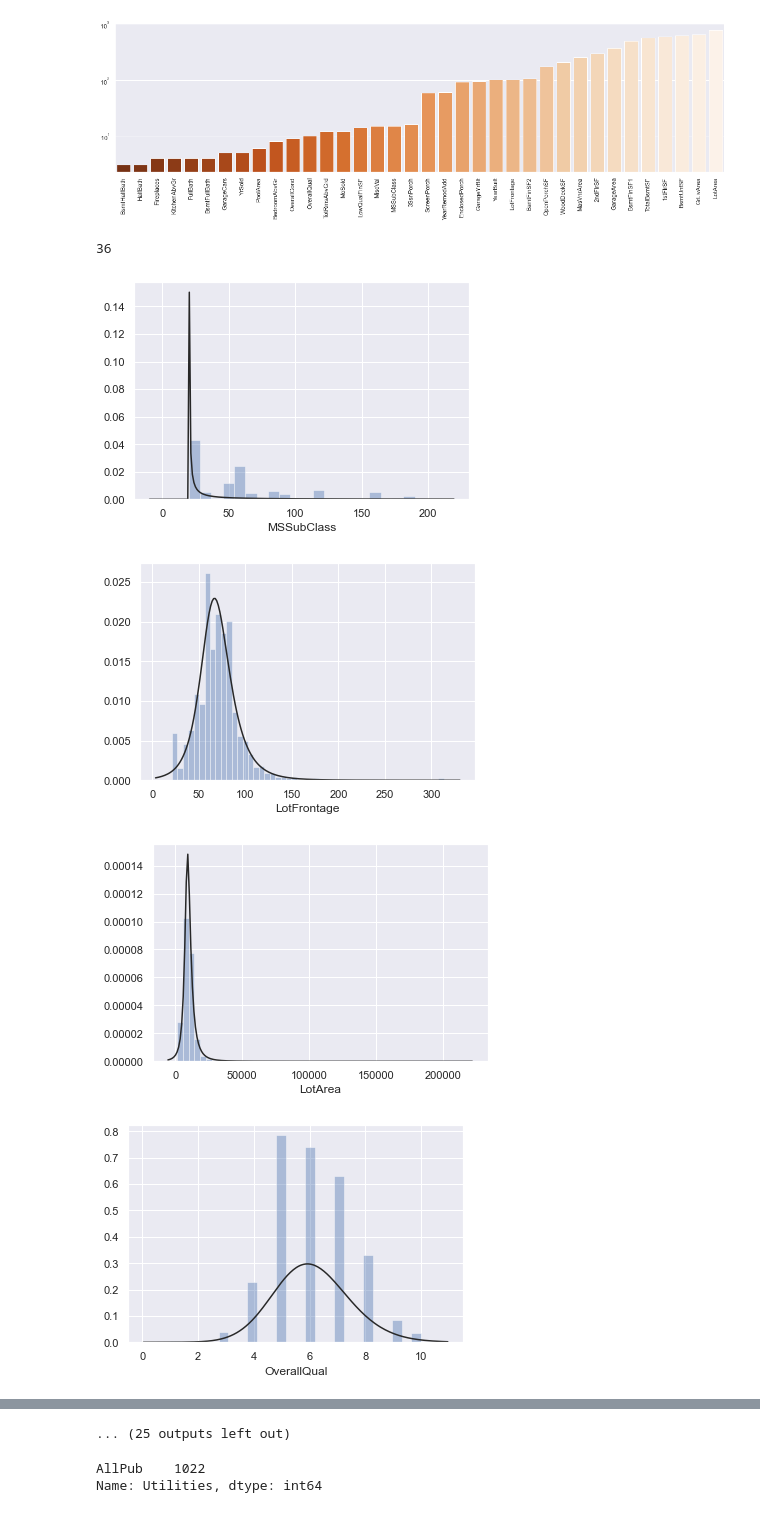
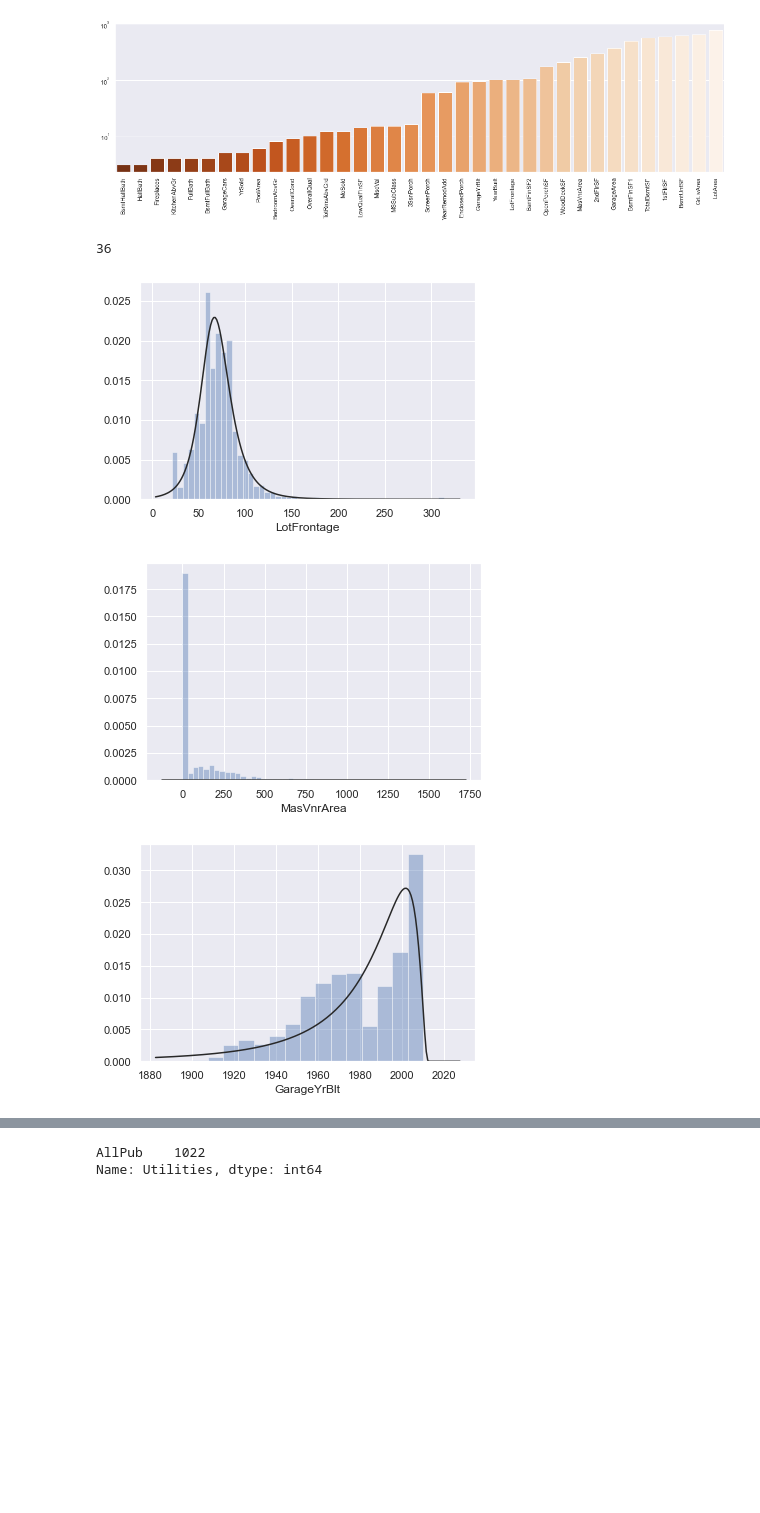
Before and after one commit to Altair200333/ML_tasks, a Jupyter notebook: task4/analize_data.ipynb, the cells around one changed output, grey strips where cells are left out. Cells and saved outputs as stored; diff of their text form; code cells hidden in the pictures; blank space fills up the shorter version.

```diff
--- a/task4/analize_data.ipynb
+++ b/task4/analize_data.ipynb
@@ -100,18 +113,19 @@ plt.yscale("log")
 # %%
 import scipy.stats as stats
 from scipy.stats import skew
 
 print(len(num_candidates))
 #_, axes = plt.subplots(nrows=6, ncols=6, figsize=(15, 15))
 
 for col in num_candidates:
-    plt.figure()
-    sns.distplot(data[data[col].notnull()][col], kde=False, fit=stats.johnsonsu)
+    total=data[col].isnull().sum()
+    if total > 0:
+        plt.figure()
+        sns.distplot(data[data[col].notnull()][col], kde=False, fit=stats.johnsonsu)
 
 plt.show()
 # %% [output]
 36
-[figure, old version]
+[figure, new version]
-[figure, old version]
+[figure, new version]
-[figure, old version]
+[figure, new version]
-[figure, removed]
@@ -125,4 +132,3 @@ plt.show()
-... (25 outputs left out)
 # %%
 X_train.loc[:,"Utilities"].value_counts()
 # %% [output]
```
Also changed, not shown: parts of 9 cells of this notebook, 11 other files.
